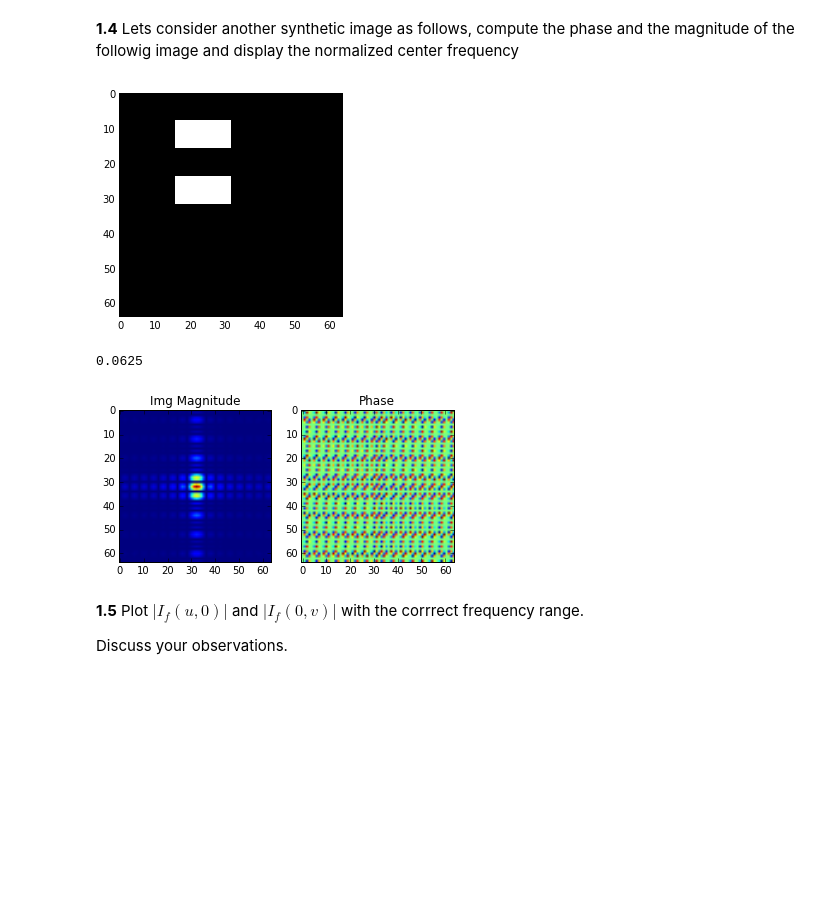
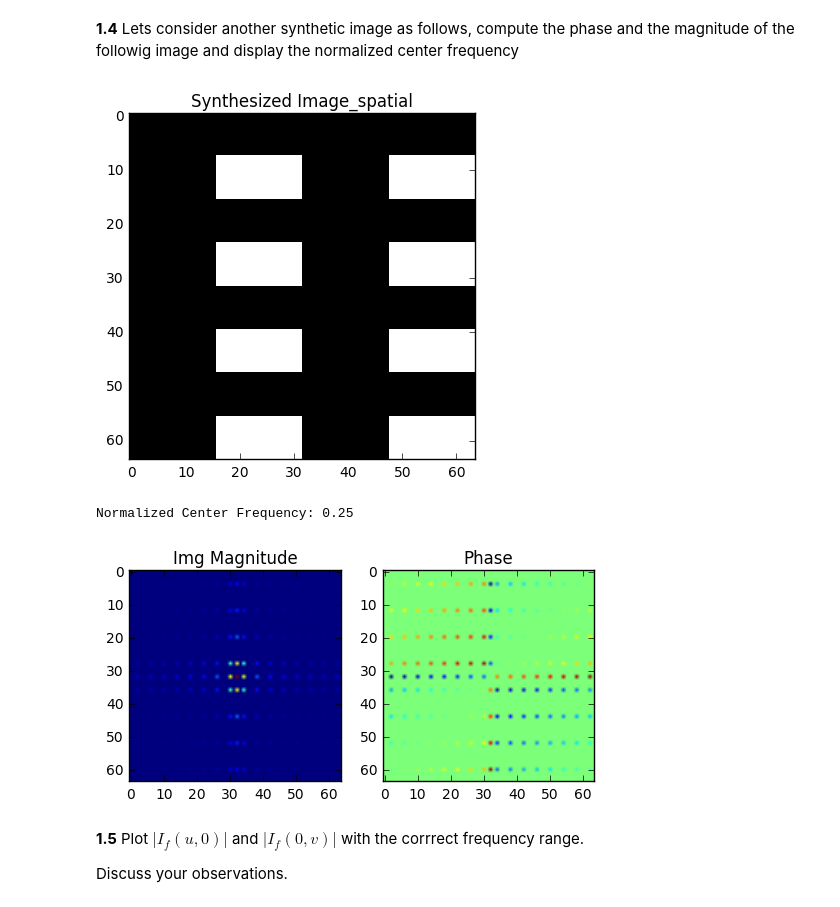
Before and after one commit to alphadadajuju/DSP-TP-1617, a Jupyter notebook: Lab5/python/Lab5.ipynb, the cells around one changed output. Saved outputs shown, nothing was run; the diff lists cells and outputs as text; code cells hidden in the pictures; blank space fills up the shorter version.

```diff
--- a/Lab5/python/Lab5.ipynb
+++ b/Lab5/python/Lab5.ipynb
@@ -177,39 +178,40 @@ ax2.set_title('Phase')
 N = 64
 Img = np.zeros((N,N))
 # Length of the signal
 T = 1.
 # Sampling period
 Ts = T/N
 Fs = 1./Ts
 df = Fs/N
 tem = np.ones((8,16))
 Img[N/8:N/4, N/4:N/2] = tem
-#Img[0:N/4,N/2:] = Img[0:N/4, :N/2]
+Img[0:N/4,N/2:] = Img[0:N/4, :N/2]
 Img[N/4:N/2,:] = Img[0:N/4 ,:]
-#Img[N/2:,:] = Img[0:N/2,:]
+Img[N/2:,:] = Img[0:N/2,:]
 
 
 plt.figure
 io.imshow(Img)
+plt.title('Synthesized Image_spatial')
 plt.show()
 
 Img_freq = np.fft.fftshift(np.fft.fft2(Img))
 #Img_freq = np.fft.fft2(Img)
 Img_freq = Img_freq / (N*N)
 
 # We can show the magnitude and the phase
 # Two subplots, the axes array is 1-d
 f, (ax1, ax2) = plt.subplots(1, 2)
 ax1.imshow(np.abs(Img_freq))
 ax1.set_title('Img Magnitude')
 ax2.imshow(np.angle(Img_freq))
 ax2.set_title('Phase')
 
-print (np.abs(Img_freq[N/2, N/2]))
+print ('Normalized Center Frequency: '+ str(np.abs(Img_freq[N/2, N/2])))
 # %% [output]
-[figure, old version]
+[figure, new version]
-0.0625
+Normalized Center Frequency: 0.25
-[figure, old version]
+[figure, new version]
 # %% [markdown]
 **1.5** Plot $|I_{f}(u,0)|$ and $|I_{f}(0,v)|$ with the corrrect frequency range.
 
```
Also changed, not shown: parts of 9 cells of this notebook.
